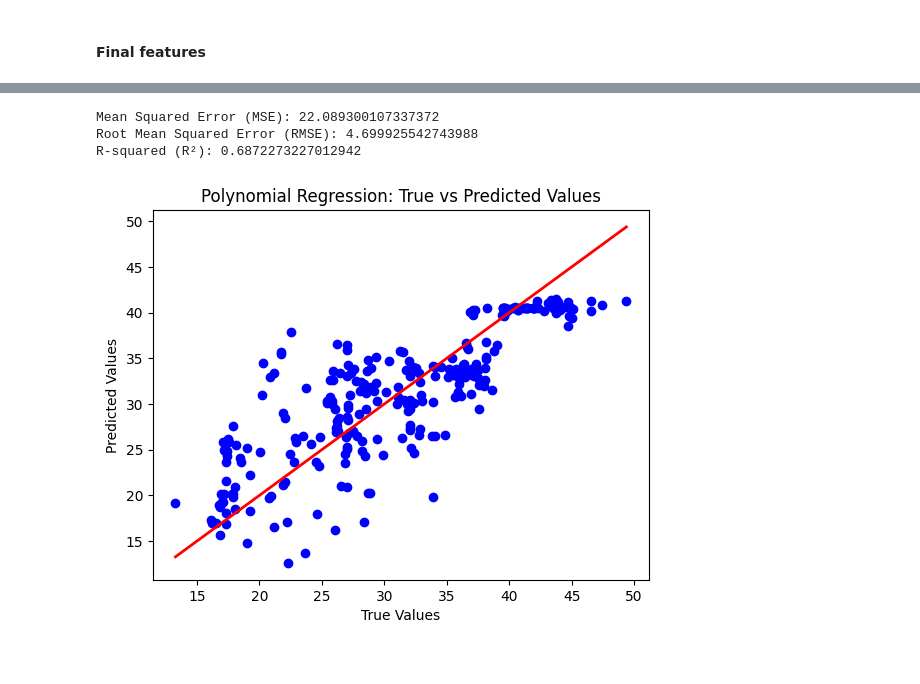
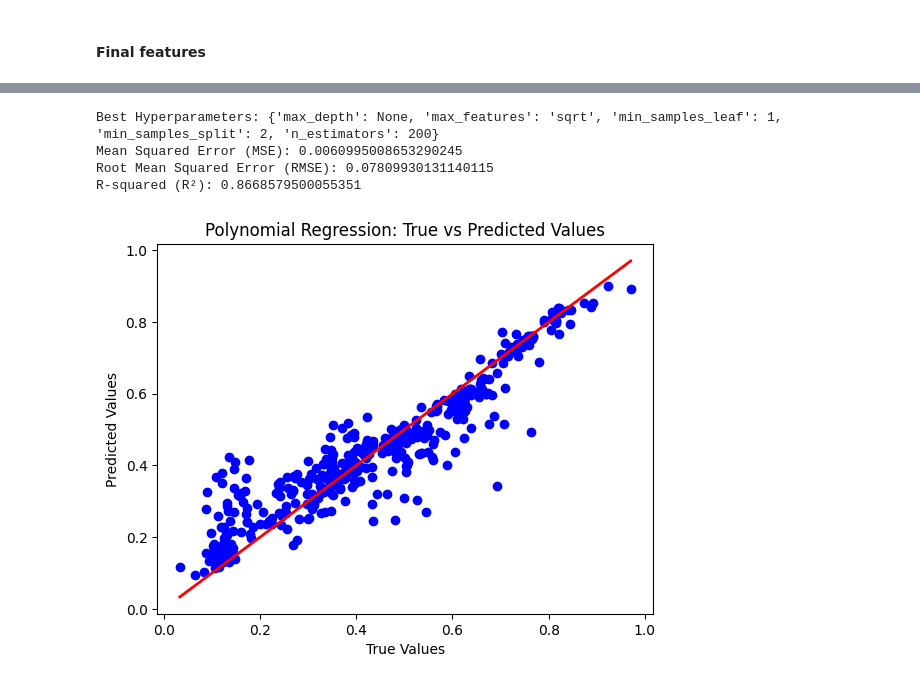
Before and after one commit to dang-nguyendd/ds_data_modelling, a Jupyter notebook: s3759957.ipynb, the cells around one changed output, grey strips where cells are left out. Cells and saved outputs as stored; diff of their text form; code cells hidden in the pictures.

```diff
--- a/s3759957.ipynb
+++ b/s3759957.ipynb
@@ -635,8 +611,3 @@ Feature Creating are conducted in this part as Mass Body Index is calculated bas
 # %%
 # Calculate the Mass Body Index (MBI) as Weight / (Height^2)
 df['Mass_body_index'] = df['Weight'] / (df['Height'] ** 2)
-# %%
-# Handling skewness
-df['FAF'] = np.log(df['FAF'] + 1)
-df['FCVC'] = np.log(df['FCVC'] + 1)
-df['TUE'] = np.log(df['TUE'] + 1)
@@ -668,3 +644,9 @@ Numerical Variables:
+# %%
+# Age values are normalised
+from sklearn.preprocessing import MinMaxScaler
+scaler = MinMaxScaler()
+
+df[num_cols] = scaler.fit_transform(df[num_cols])
 # %%
 plt.figure(figsize=(10, 8))
 sns.heatmap(df[num_cols].corr(), annot=True, cmap='coolwarm', fmt='.2f', cbar=True)
@@ -989,7 +974,7 @@ num_features = df[num_cols].columns.drop(target)
 correlations = df[num_features].corrwith(df[target])
 
 # Set a threshold for feature selection
-threshold = 0.2
+threshold = 0.1
 selected_num_features = correlations[abs(correlations) > threshold].index.tolist()
 # %% [markdown]
 #### Categorical features
@@ -1001,7 +986,7 @@ cat_features = df[cat_cols].columns.drop(categorical_target)
 assoc = associations(df[cat_cols], nominal_columns='all', plot=False)
 corr_matrix = assoc['corr']
 
-threshold = 0.2
+threshold = 0.1
 selected_cat_features = corr_matrix[corr_matrix.loc[categorical_target] > threshold ].index.tolist()
 
 del selected_cat_features[-1]
@@ -1062,32 +1063,55 @@ R-squared (R²): 0.5351968984939084
 # %%
-poly = PolynomialFeatures(degree=2)  # Degree of the polynomial (2 = quadratic)
-X_poly_train = poly.fit_transform(X_train)
-X_poly_test = poly.transform(X_test)
 
-# Train the Linear Regression Model on Polynomial Features
-model = LinearRegression()
-model.fit(X_poly_train, y_train)
+from sklearn.ensemble import RandomForestRegressor
+from sklearn.model_selection import GridSearchCV
 
-y_pred = model.predict(X_poly_test)
+# Create the Random Forest model
+rf = RandomForestRegressor(random_state=42)
+
+# Define the hyperparameter grid to tune
+param_grid = {
+    'n_estimators': [100, 200, 300],  # Number of trees
+    'max_depth': [10, 20, 30, None],  # Max depth of each tree
+    'min_samples_split': [2, 5, 10],  # Minimum samples to split a node
+    'min_samples_leaf': [1, 2, 4],  # Minimum samples at a leaf node
+    'max_features': [None, 'sqrt', 'log2']  # Number of features to consider at each split
+}
+
+# Set up GridSearchCV
+grid_search = GridSearchCV(estimator=rf, param_grid=param_grid, cv=5, scoring='neg_mean_squared_error', n_jobs=-1)
+
+# Fit the model
+grid_search.fit(X_train, y_train)
+
+# Get the best hyperparameters and the best model
+best_params = grid_search.best_params_
+best_rf_model = grid_search.best_estimator_
+
+# Output the best hyperparameters
+print(f"Best Hyperparameters: {best_params}")
+
+# Make predictions with the best model
+y_pred = best_rf_model.predict(X_test)
 
 # Evaluate the Model
 mse = mean_squared_error(y_test, y_pred)
 rmse = np.sqrt(mse)
 r2 = r2_score(y_test, y_pred)
 
 print("Mean Squared Error (MSE):", mse)
 print("Root Mean Squared Error (RMSE):", rmse)
 print("R-squared (R²):", r2)
 
 # Plot results
 plt.scatter(y_test, y_pred, color='blue')
 plt.plot([y_test.min(), y_test.max()], [y_test.min(), y_test.max()], color='red', linewidth=2)
 plt.xlabel('True Values')
 plt.ylabel('Predicted Values')
 plt.title('Polynomial Regression: True vs Predicted Values')
 plt.show()
 # %% [output]
-Mean Squared Error (MSE): 22.089300107337372
-Root Mean Squared Error (RMSE): 4.699925542743988
-R-squared (R²): 0.6872273227012942
+Best Hyperparameters: {'max_depth': None, 'max_features': 'sqrt', 'min_samples_leaf': 1, 'min_samples_split': 2, 'n_estimators': 200}
+Mean Squared Error (MSE): 0.0060995008653290245
+Root Mean Squared Error (RMSE): 0.07809930131140115
+R-squared (R²): 0.8668579500055351
-[figure, old version]
+[figure, new version]
```
Also changed, not shown: parts of 14 cells of this notebook, 1 other file.
